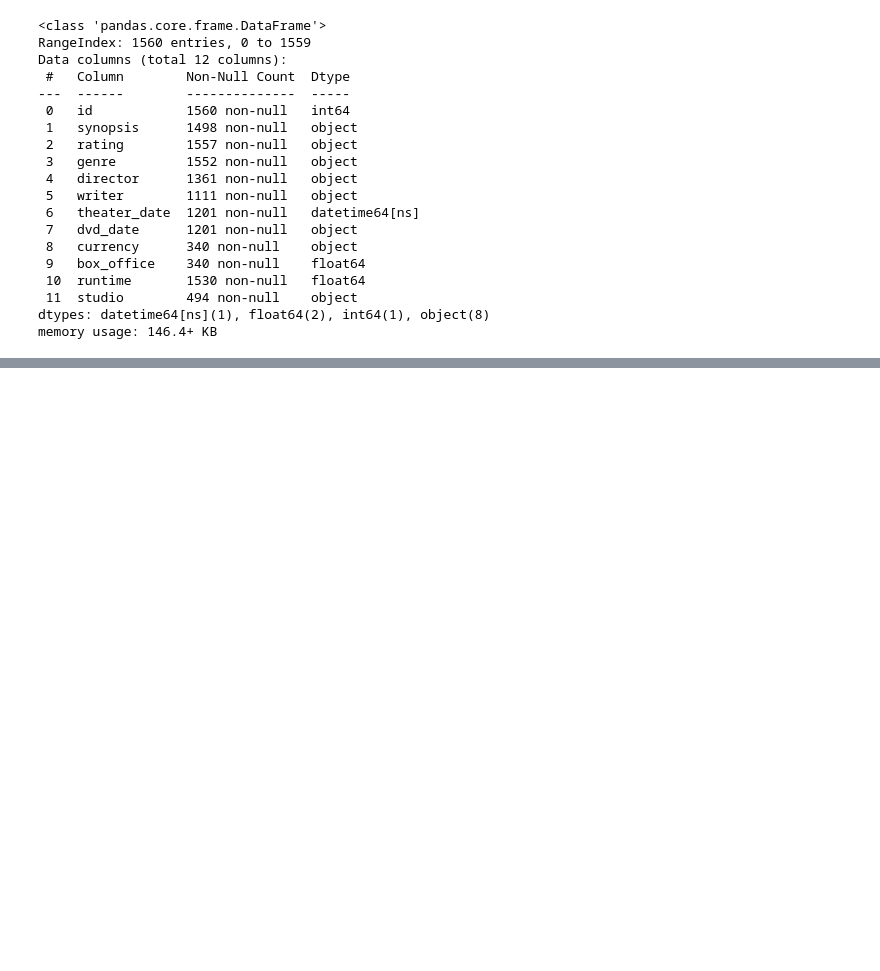
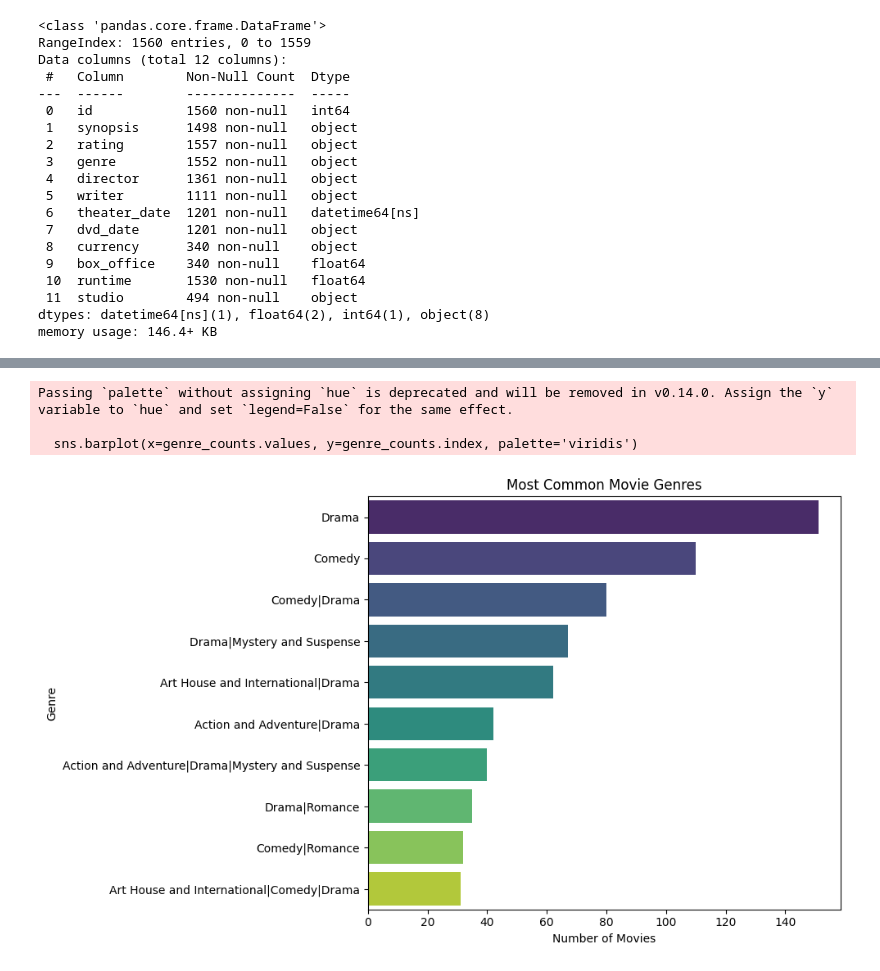
Before and after one commit to Hafsa-mohamed-Ad3n/Box-Office-Blueprint-Data-Driven-Insights-for-Microsoft-s-Movie-Studio-Launch, a Jupyter notebook: BOM.Movie_grossNotebook.ipynb, the cells around one changed output, grey strips where cells are left out. Saved outputs shown, nothing was run; the diff lists cells and outputs as text; code cells hidden in the pictures; blank space fills up the shorter version.

```diff
--- a/BOM.Movie_grossNotebook.ipynb
+++ b/BOM.Movie_grossNotebook.ipynb
@@ -170,13 +183,15 @@ Data columns (total 12 columns):
 dtypes: int64(1), object(11)
 memory usage: 146.4+ KB
 # %%
+# Clean box_office column
 dt['box_office'] = pd.to_numeric(dt['box_office'].str.replace('[\$,]', '', regex=True), errors='coerce')
 
 # Convert runtime to integer minutes (assuming format like '120 min')
 dt['runtime'] = dt['runtime'].str.extract('(\d+)').astype(float)
 
-# Convert theater_date to datetime
+# Convert theater_date to datetime and extract year from date
 dt['theater_date'] = pd.to_datetime(dt['theater_date'], errors='coerce')
+dt['year'] = dt['theater_date'].dt.year
 # %%
 dt.info()
 # %% [output]
@@ -199,3 +214,7 @@ Data columns (total 12 columns):
  11  studio        494 non-null    object
 dtypes: datetime64[ns](1), float64(2), int64(1), object(8)
 memory usage: 146.4+ KB
+# %%
+#counting the values of genre
+genre_counts = dt['genre'].value_counts().head(10)
+genre_counts
@@ -201,0 +234,14 @@ memory usage: 146.4+ KB
+# %%
+#plotting the genre and counts
+plt.figure(figsize=(10,6))
+sns.barplot(x=genre_counts.values, y=genre_counts.index, palette='viridis')
+plt.title('Most Common Movie Genres')
+plt.xlabel('Number of Movies')
+plt.ylabel('Genre')
+plt.tight_layout()
+plt.show()
+# %% [output]
+Passing `palette` without assigning `hue` is deprecated and will be removed in v0.14.0. Assign the `y` variable to `hue` and set `legend=False` for the same effect.
+
+  sns.barplot(x=genre_counts.values, y=genre_counts.index, palette='viridis')
+[figure, added]
```
Also changed, not shown: parts of 16 cells of this notebook.
